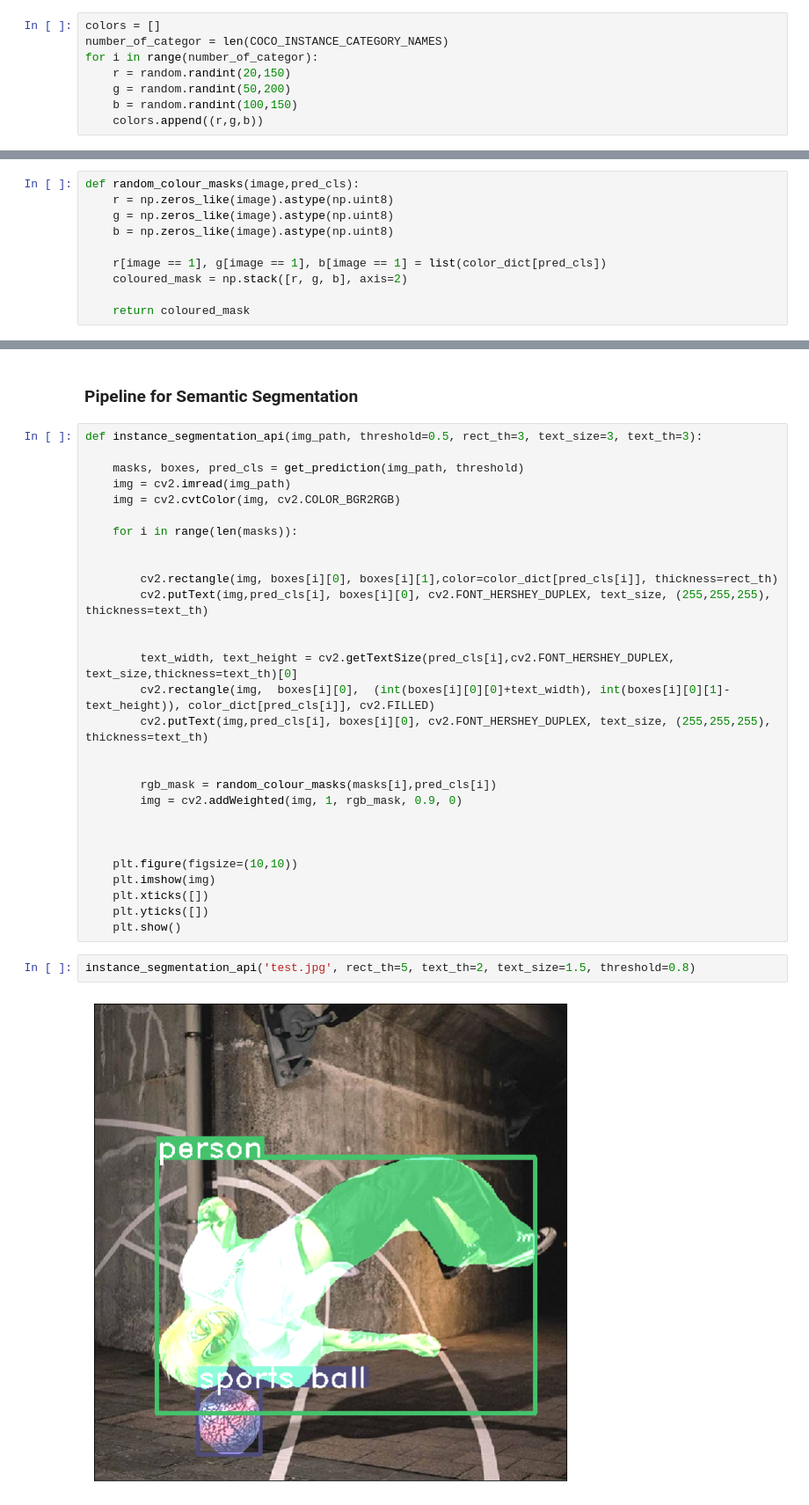
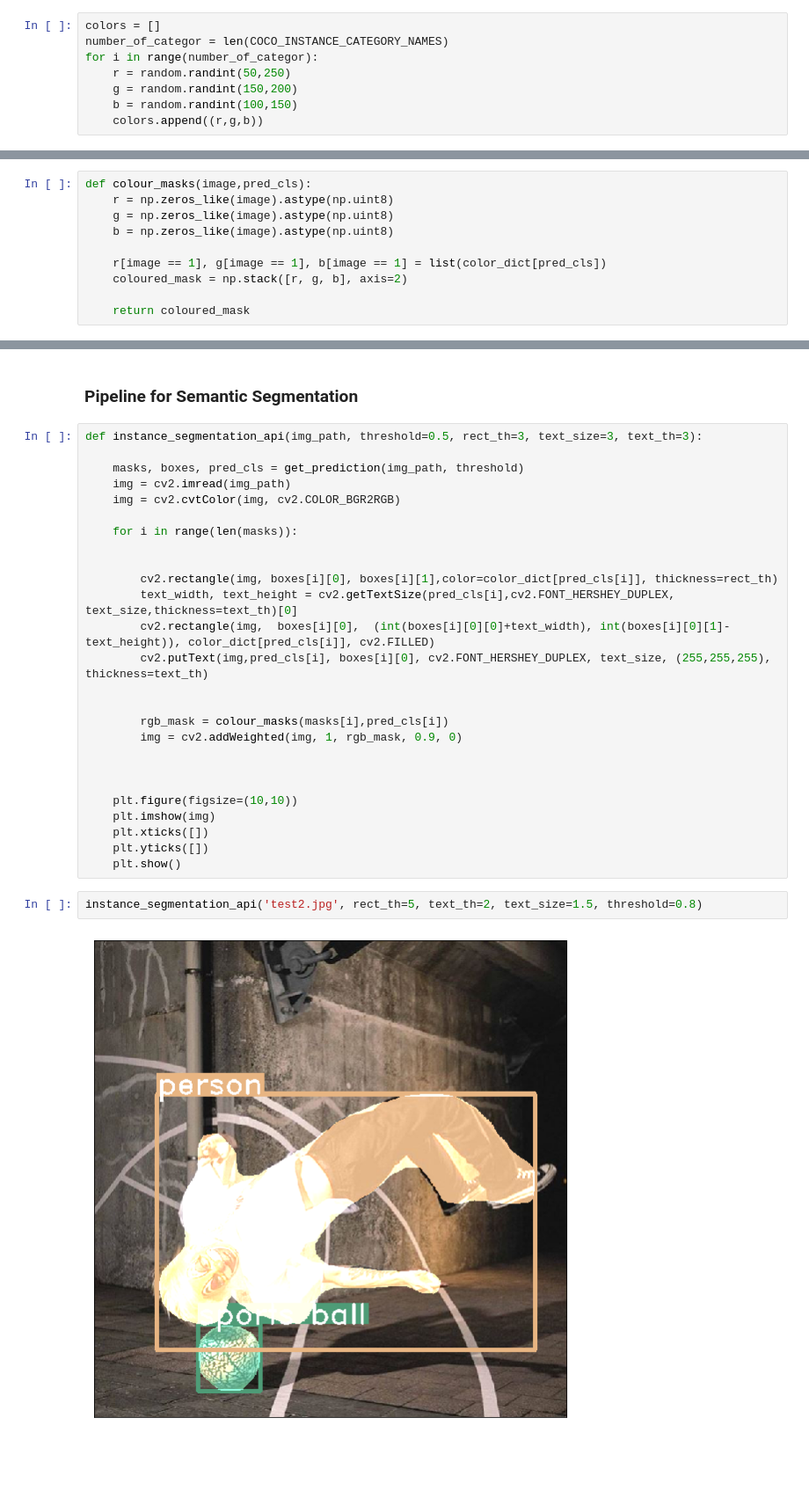
Before and after one commit to Silence1995/Pytorch, a Jupyter notebook: instance_segmentation.ipynb, the cells around one changed output, grey strips where cells are left out. Shown: that part at 88% size. Saved outputs shown, nothing was run; the diff lists cells and outputs as text; blank space fills up the shorter version.

```diff
--- a/instance_segmentation.ipynb
+++ b/instance_segmentation.ipynb
@@ -53,8 +53,8 @@ COCO_INSTANCE_CATEGORY_NAMES = [
 colors = []
 number_of_categor = len(COCO_INSTANCE_CATEGORY_NAMES)
 for i in range(number_of_categor):
-    r = random.randint(20,150)
-    g = random.randint(50,200)
+    r = random.randint(50,250)
+    g = random.randint(150,200)
     b = random.randint(100,150)
     colors.append((r,g,b))
 # %%
@@ -62,7 +62,7 @@ color_dict = dict(zip(COCO_INSTANCE_CATEGORY_NAMES, colors))
 # %% [markdown]
 ### Generate the mask color for each category
 # %%
-def random_colour_masks(image,pred_cls):
+def colour_masks(image,pred_cls):
     r = np.zeros_like(image).astype(np.uint8)
     g = np.zeros_like(image).astype(np.uint8)
     b = np.zeros_like(image).astype(np.uint8)
@@ -110,15 +110,12 @@ def instance_segmentation_api(img_path, threshold=0.5, rect_th=3, text_size=3, t
 
 
         cv2.rectangle(img, boxes[i][0], boxes[i][1],color=color_dict[pred_cls[i]], thickness=rect_th)
-        cv2.putText(img,pred_cls[i], boxes[i][0], cv2.FONT_HERSHEY_DUPLEX, text_size, (255,255,255), thickness=text_th)
-
-
         text_width, text_height = cv2.getTextSize(pred_cls[i],cv2.FONT_HERSHEY_DUPLEX, text_size,thickness=text_th)[0]
         cv2.rectangle(img,  boxes[i][0],  (int(boxes[i][0][0]+text_width), int(boxes[i][0][1]-text_height)), color_dict[pred_cls[i]], cv2.FILLED)
         cv2.putText(img,pred_cls[i], boxes[i][0], cv2.FONT_HERSHEY_DUPLEX, text_size, (255,255,255), thickness=text_th)
 
 
-        rgb_mask = random_colour_masks(masks[i],pred_cls[i])
+        rgb_mask = colour_masks(masks[i],pred_cls[i])
         img = cv2.addWeighted(img, 1, rgb_mask, 0.9, 0)
 
 
@@ -129,6 +126,6 @@ def instance_segmentation_api(img_path, threshold=0.5, rect_th=3, text_size=3, t
     plt.yticks([])
     plt.show()
 # %%
-instance_segmentation_api('test.jpg', rect_th=5, text_th=2, text_size=1.5, threshold=0.8)
+instance_segmentation_api('test2.jpg', rect_th=5, text_th=2, text_size=1.5, threshold=0.8)
 # %% [output]
-[figure, old version]
+[figure, new version]
```
Also changed, not shown: 6 other files.
